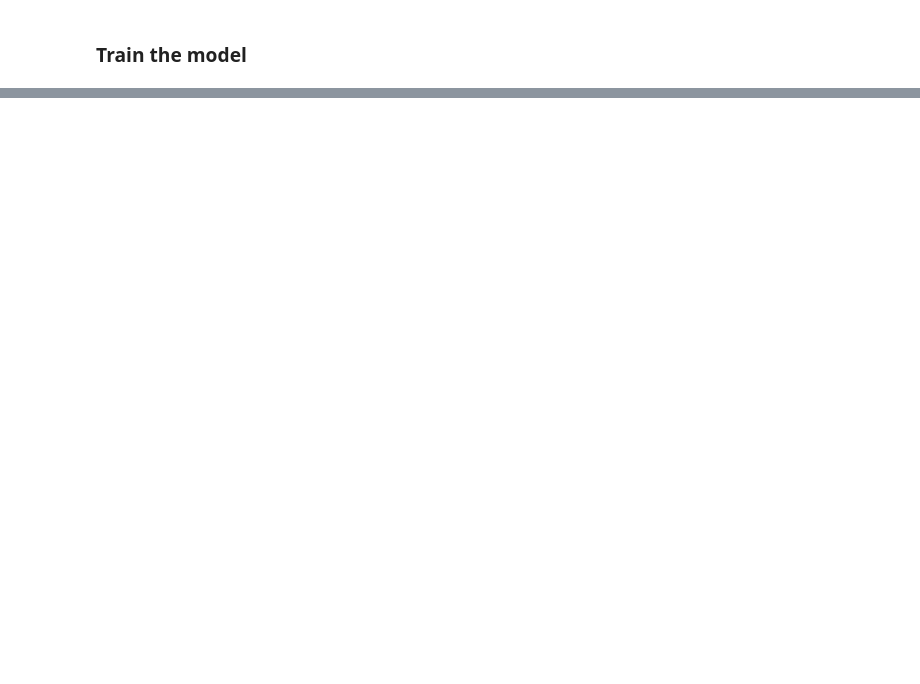
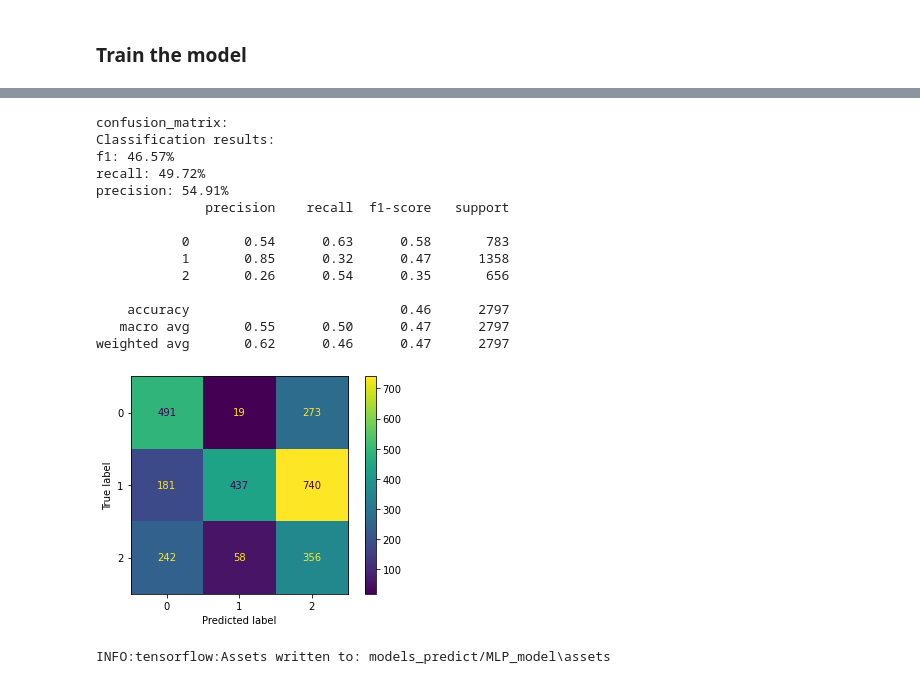
Before and after one commit to brunoodutra/Predicti-World-Cup-2022, a Jupyter notebook: QATAR22_prediction.ipynb, the cells around one changed output, grey strips where cells are left out. Cells and saved outputs as stored; diff of their text form; code cells hidden in the pictures; blank space fills up the shorter version.

```diff
--- a/QATAR22_prediction.ipynb
+++ b/QATAR22_prediction.ipynb
@@ -177,0 +207,9 @@ weighted avg       0.41      0.50      0.37       467
+# %%
+y_pred1 = model.predict(X_test) # get MLP predict
+
+y_pred_ = np.argmax(y_pred1,axis=1) # get the binary responce into 0 and 1
+
+diff =lambda x: abs(x[:,0]-x[:,1]) # verify the dif between first bit and second
+draw_threshlod= abs(diff(y_pred1))[np.where(y[y_test.index]==2)[0]].mean() # get the mean value of diff were the real outuput is dras- 2
+
+y_pred_[diff(y_pred1)<draw_threshlod]=2 # set 2 where the diff between bits are lower than  draw_threshlod
@@ -177,0 +232,27 @@ weighted avg       0.41      0.50      0.37       467
+# %%
+print("confusion_matrix: ")
+evaluate_results(y[y_test.index], y_pred_)
+print(classification_report(y[y_test.index],y_pred_))
+
+ConfusionMatrixDisplay.from_predictions(y[y_test.index],y_pred_);
+# %% [output]
+confusion_matrix:
+Classification results:
+f1: 46.57%
+recall: 49.72%
+precision: 54.91%
+              precision    recall  f1-score   support
+
+           0       0.54      0.63      0.58       783
+           1       0.85      0.32      0.47      1358
+           2       0.26      0.54      0.35       656
+
+    accuracy                           0.46      2797
+   macro avg       0.55      0.50      0.47      2797
+weighted avg       0.62      0.46      0.47      2797
+[figure, added]
+# %%
+# Calling `save('my_model')` creates a SavedModel folder `my_model`.
+model.save("models_predict/MLP_model")
+# %% [output]
+INFO:tensorflow:Assets written to: models_predict/MLP_model\assets
```
Also changed, not shown: parts of 19 cells of this notebook.
